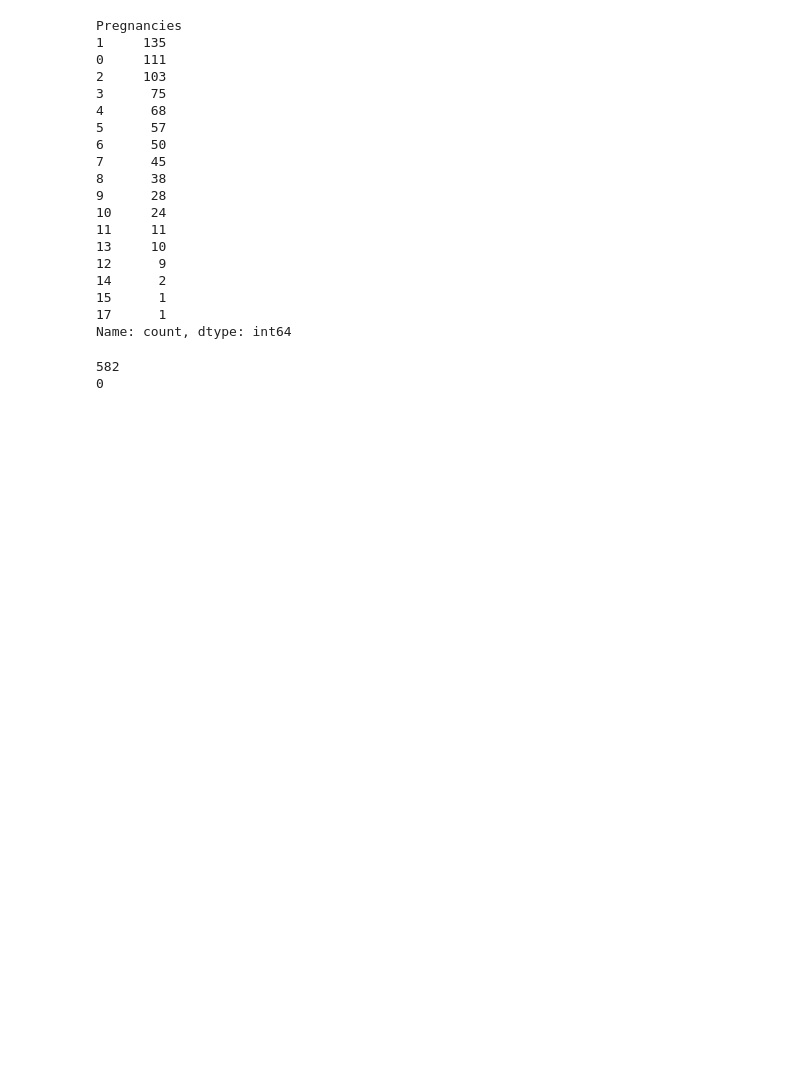
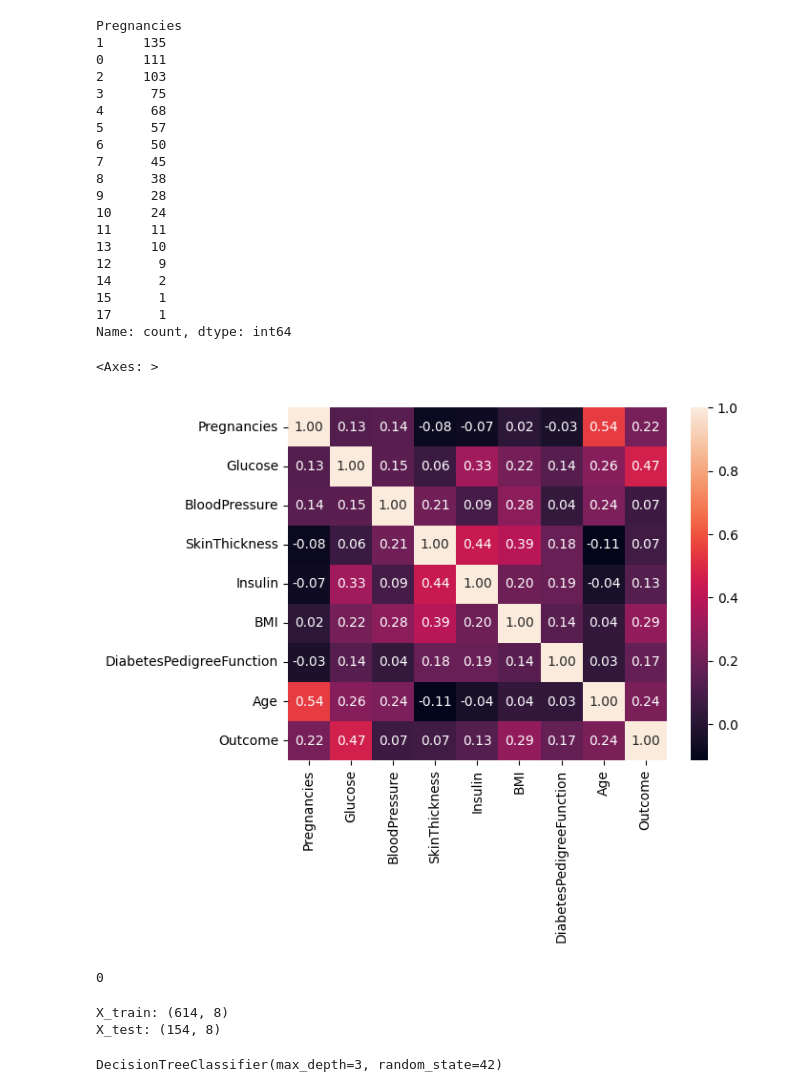
Before and after one commit to maria-pigazzi/decision-trees-project, a Jupyter notebook: src/explore.ipynb, the cells around one changed output. Drawn from its saved outputs; the diff is of its cells as text; code cells hidden in the pictures; blank space fills up the shorter version.

```diff
--- a/src/explore.ipynb
+++ b/src/explore.ipynb
@@ -89,9 +101,16 @@ Pregnancies
 15      1
 17      1
 Name: count, dtype: int64
+# %%
+# we can build a heat map since we have all numerical data
+import seaborn as sns
+
+sns.heatmap(total_data.corr(), annot=True, fmt=".2f")
+# %% [output]
+<Axes: >
+[figure, added]
 # %%
-print(total_data.duplicated('Insulin').sum()) # a lot of duplicated data in insulin column
-print(total_data.duplicated().sum()) # no duplicated rows
+# print(total_data.duplicated('Insulin').sum()) # a lot of duplicated data in insulin column: normal in these types of dataframes
+print(total_data.duplicated().sum()) # no duplicated rows: check before eliminating duplicated values!! Especially when there is no unique ID for every "participant"
 # %% [output]
-582
 0
@@ -100,0 +123,13 @@ print(total_data.duplicated().sum()) # no duplicated rows
+# %%
+print("X_train:", X_train.shape) # 80%
+print("X_test:", X_test.shape) # 20%
+# %% [output]
+X_train: (614, 8)
+X_test: (154, 8)
+# %%
+from sklearn.tree import DecisionTreeClassifier
+
+model = DecisionTreeClassifier(max_depth = 3, random_state = 42) #max_depth to prevent overfitting of the model
+model.fit(X_train, y_train) # model is trained, after the fit we can use the model to make predictions
+# %% [output]
+DecisionTreeClassifier(max_depth=3, random_state=42)
```
Also changed, not shown: parts of 26 cells of this notebook.
